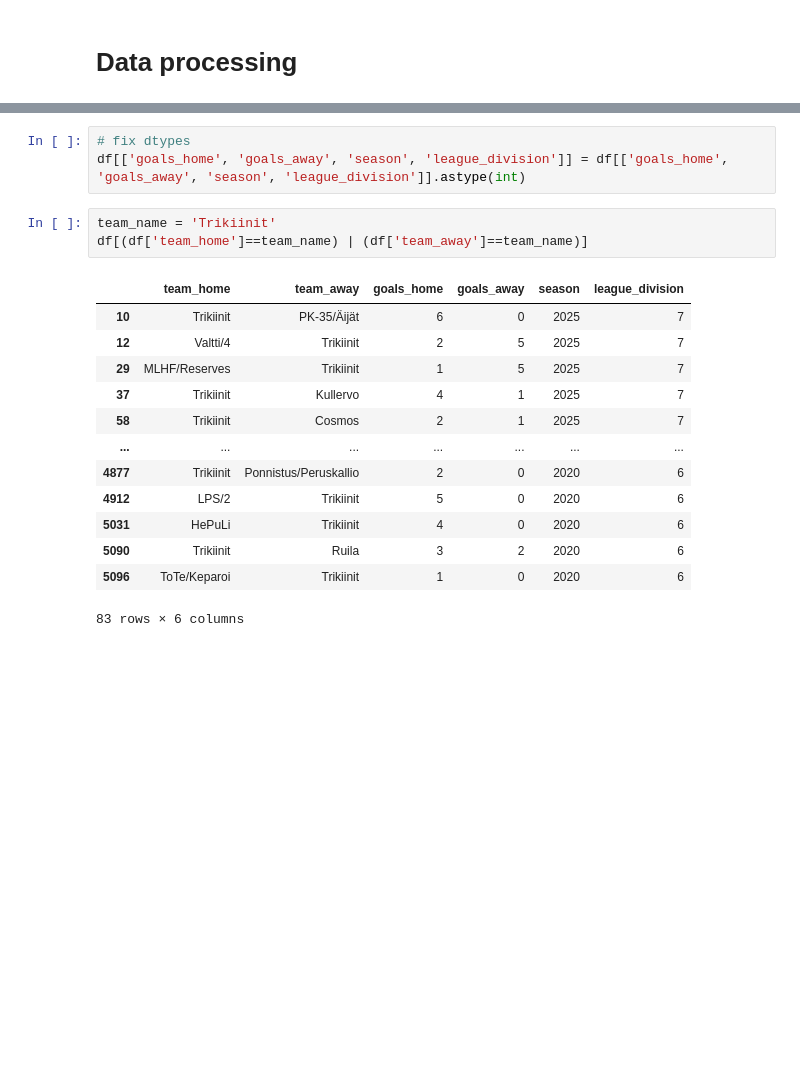
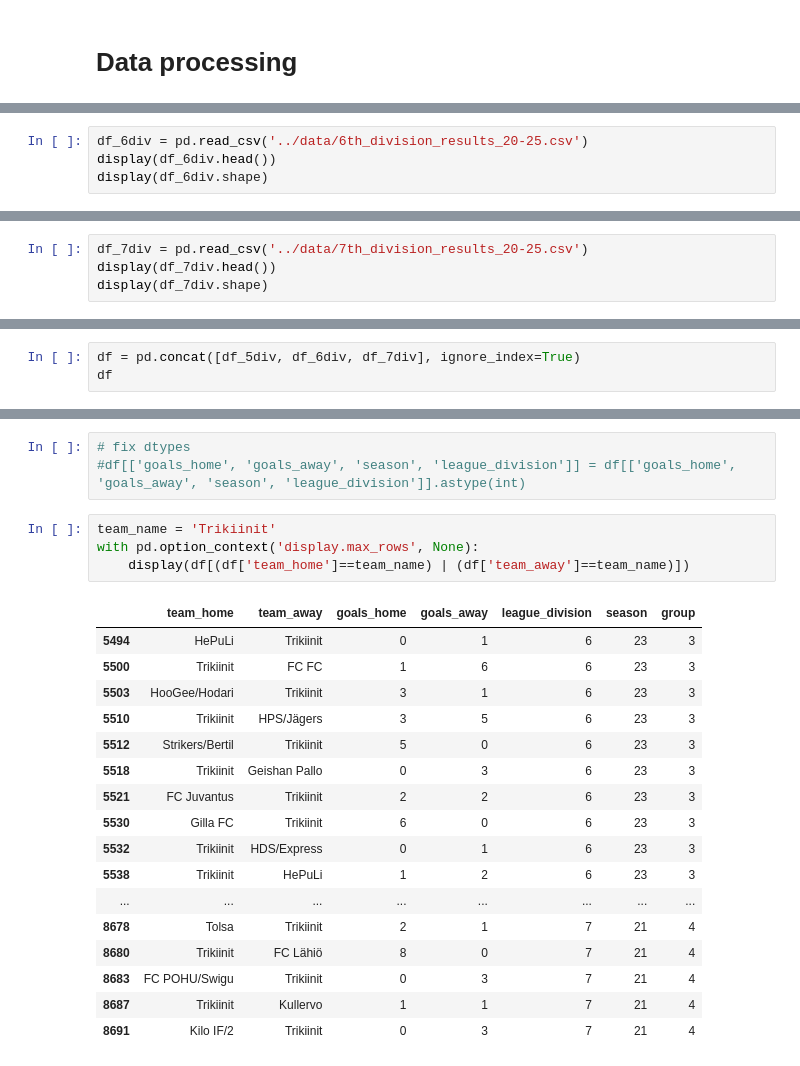
Before and after one commit to jaksticks/match_prediction, a Jupyter notebook: notebooks/palloliitto_big_scrape.ipynb, the cells around one changed output, grey strips where cells are left out. Drawn from its saved outputs; the diff is of its cells as text; blank space fills up the shorter version.

```diff
--- a/notebooks/palloliitto_big_scrape.ipynb
+++ b/notebooks/palloliitto_big_scrape.ipynb
@@ -345,0 +874,4 @@ df.to_csv('../data/results/finland_6_7_divisions.csv', index=False)
+# %%
+df_6div = pd.read_csv('../data/6th_division_results_20-25.csv')
+display(df_6div.head())
+display(df_6div.shape)
@@ -345,0 +886,4 @@ df.to_csv('../data/results/finland_6_7_divisions.csv', index=False)
+# %%
+df_7div = pd.read_csv('../data/7th_division_results_20-25.csv')
+display(df_7div.head())
+display(df_7div.shape)
@@ -345,0 +914,3 @@ df.to_csv('../data/results/finland_6_7_divisions.csv', index=False)
+# %%
+df = pd.concat([df_5div, df_6div, df_7div], ignore_index=True)
+df
@@ -362,23 +973,28 @@ memory usage: 241.0+ KB
 # %%
 # fix dtypes
-df[['goals_home', 'goals_away', 'season', 'league_division']] = df[['goals_home', 'goals_away', 'season', 'league_division']].astype(int)
+#df[['goals_home', 'goals_away', 'season', 'league_division']] = df[['goals_home', 'goals_away', 'season', 'league_division']].astype(int)
 # %%
 team_name = 'Trikiinit'
-df[(df['team_home']==team_name) | (df['team_away']==team_name)]
+with pd.option_context('display.max_rows', None):
+    display(df[(df['team_home']==team_name) | (df['team_away']==team_name)])
 # %% [output]
-|  | team_home | team_away | goals_home | goals_away | season | league_division |
-| 10 | Trikiinit | PK-35/Äijät | 6 | 0 | 2025 | 7 |
-| 12 | Valtti/4 | Trikiinit | 2 | 5 | 2025 | 7 |
-| 29 | MLHF/Reserves | Trikiinit | 1 | 5 | 2025 | 7 |
-| 37 | Trikiinit | Kullervo | 4 | 1 | 2025 | 7 |
-| 58 | Trikiinit | Cosmos | 2 | 1 | 2025 | 7 |
-| ... | ... | ... | ... | ... | ... | ... |
-| 4877 | Trikiinit | Ponnistus/Peruskallio | 2 | 0 | 2020 | 6 |
-| 4912 | LPS/2 | Trikiinit | 5 | 0 | 2020 | 6 |
-| 5031 | HePuLi | Trikiinit | 4 | 0 | 2020 | 6 |
-| 5090 | Trikiinit | Ruila | 3 | 2 | 2020 | 6 |
-| 5096 | ToTe/Keparoi | Trikiinit | 1 | 0 | 2020 | 6 |
+|  | team_home | team_away | goals_home | goals_away | league_division | season | group |
+| 5494 | HePuLi | Trikiinit | 0 | 1 | 6 | 23 | 3 |
+| 5500 | Trikiinit | FC FC | 1 | 6 | 6 | 23 | 3 |
+| 5503 | HooGee/Hodari | Trikiinit | 3 | 1 | 6 | 23 | 3 |
+| 5510 | Trikiinit | HPS/Jägers | 3 | 5 | 6 | 23 | 3 |
+| 5512 | Strikers/Bertil | Trikiinit | 5 | 0 | 6 | 23 | 3 |
+| 5518 | Trikiinit | Geishan Pallo | 0 | 3 | 6 | 23 | 3 |
+| 5521 | FC Juvantus | Trikiinit | 2 | 2 | 6 | 23 | 3 |
+| 5530 | Gilla FC | Trikiinit | 6 | 0 | 6 | 23 | 3 |
+| 5532 | Trikiinit | HDS/Express | 0 | 1 | 6 | 23 | 3 |
+| 5538 | Trikiinit | HePuLi | 1 | 2 | 6 | 23 | 3 |
+| ... | ... | ... | ... | ... | ... | ... | ... |
+| 8678 | Tolsa | Trikiinit | 2 | 1 | 7 | 21 | 4 |
+| 8680 | Trikiinit | FC Lähiö | 8 | 0 | 7 | 21 | 4 |
+| 8683 | FC POHU/Swigu | Trikiinit | 0 | 3 | 7 | 21 | 4 |
+| 8687 | Trikiinit | Kullervo | 1 | 1 | 7 | 21 | 4 |
+| 8691 | Kilo IF/2 | Trikiinit | 0 | 3 | 7 | 21 | 4 |
-83 rows × 6 columns
 # %%
 # Group by "team_home" and calculate the set of league_division values
 team_divisions = df.groupby("team_home")["league_division"].apply(set)
```
Also changed, not shown: parts of 86 cells of this notebook, 22 other files.
